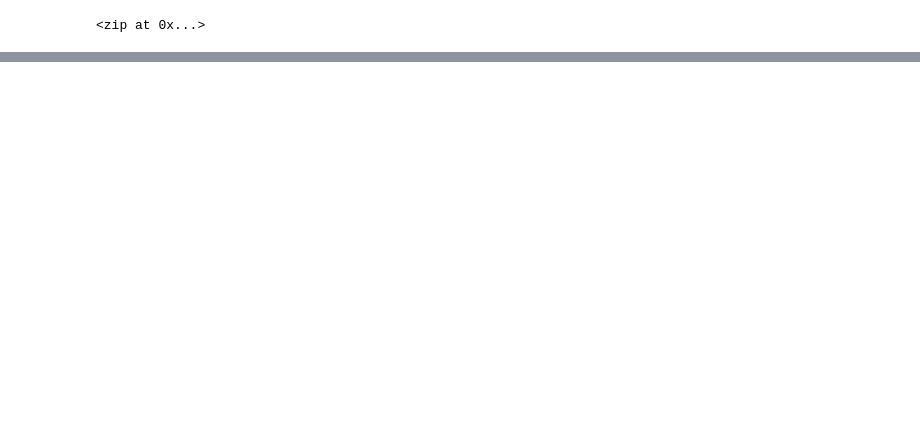
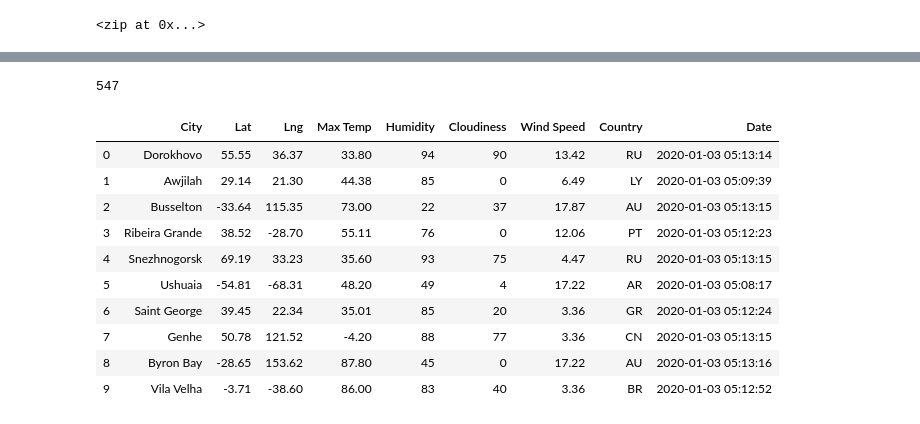
Before and after one commit to CLAMONT73/World_Weather_Analysis, a Jupyter notebook: WeatherPy.ipynb, the cells around one changed output, grey strips where cells are left out. Saved outputs shown, nothing was run; the diff lists cells and outputs as text; code cells hidden in the pictures; blank space fills up the shorter version.

Commit message:
Adding WeatherPy ipynb & CSV files.

```diff
--- a/WeatherPy.ipynb
+++ b/WeatherPy.ipynb
@@ -46,0 +65,10 @@ len(cities)
+# %%
+# Create an empty list to hold the weather data, print the beginning of the logging, and create counters.
+
+city_data = []
+
+print("Beginning Data Retrieval      ")
+print("------------------------------")
+
+record_count = 1
+set_count = 1
@@ -46,0 +78,28 @@ len(cities)
+# %%
+# Build the basic city URL.
+
+url = "http://api.openweathermap.org/data/2.5/weather?units=Imperial&APPID=" + weather_api_key
+# %%
+# Loop through all the cities in the list & group them in sets of 50 for logging, and create the basic URL.
+# This method doesn't work because "i" adds the index # and not the city.
+
+for i in range(len(cities)):
+    if (i % 50 == 0 and i >= 50):
+        set_count += 1
+        record_count = 1
+
+    city_url = url + "&q=" + "i"
+# %%
+# Use the enumerate() method as an alternative way to iterate through the list of cities and retrieve both, the
+# index and the city.
+
+for i, city in enumerate(cities):
+    if (i % 50 == 0 and i >= 50):
+        set_count += 1
+        record_count = 1
+
+    city_url = url + "&q=" + city
+
+    print(f"Processing Record {record_count} of Set {set_count} | {city}")
+
+    record_count += 1
@@ -46,0 +189,22 @@ len(cities)
+# %%
+len(city_data)
+# %% [output]
+547
+# %%
+# Convert dictionaries in city_data to a DataFrame.
+
+city_data_df = pd.DataFrame(city_data)
+
+city_data_df.head(10)
+# %% [output]
+|  | City | Lat | Lng | Max Temp | Humidity | Cloudiness | Wind Speed | Country | Date |
+| 0 | Dorokhovo | 55.55 | 36.37 | 33.80 | 94 | 90 | 13.42 | RU | 2020-01-03 05:13:14 |
+| 1 | Awjilah | 29.14 | 21.30 | 44.38 | 85 | 0 | 6.49 | LY | 2020-01-03 05:09:39 |
+| 2 | Busselton | -33.64 | 115.35 | 73.00 | 22 | 37 | 17.87 | AU | 2020-01-03 05:13:15 |
+| 3 | Ribeira Grande | 38.52 | -28.70 | 55.11 | 76 | 0 | 12.06 | PT | 2020-01-03 05:12:23 |
+| 4 | Snezhnogorsk | 69.19 | 33.23 | 35.60 | 93 | 75 | 4.47 | RU | 2020-01-03 05:13:15 |
+| 5 | Ushuaia | -54.81 | -68.31 | 48.20 | 49 | 4 | 17.22 | AR | 2020-01-03 05:08:17 |
+| 6 | Saint George | 39.45 | 22.34 | 35.01 | 85 | 20 | 3.36 | GR | 2020-01-03 05:12:24 |
+| 7 | Genhe | 50.78 | 121.52 | -4.20 | 88 | 77 | 3.36 | CN | 2020-01-03 05:13:15 |
+| 8 | Byron Bay | -28.65 | 153.62 | 87.80 | 45 | 0 | 17.22 | AU | 2020-01-03 05:13:16 |
+| 9 | Vila Velha | -3.71 | -38.60 | 86.00 | 83 | 40 | 3.36 | BR | 2020-01-03 05:12:52 |
```
Also changed, not shown: parts of 10 cells of this notebook.
